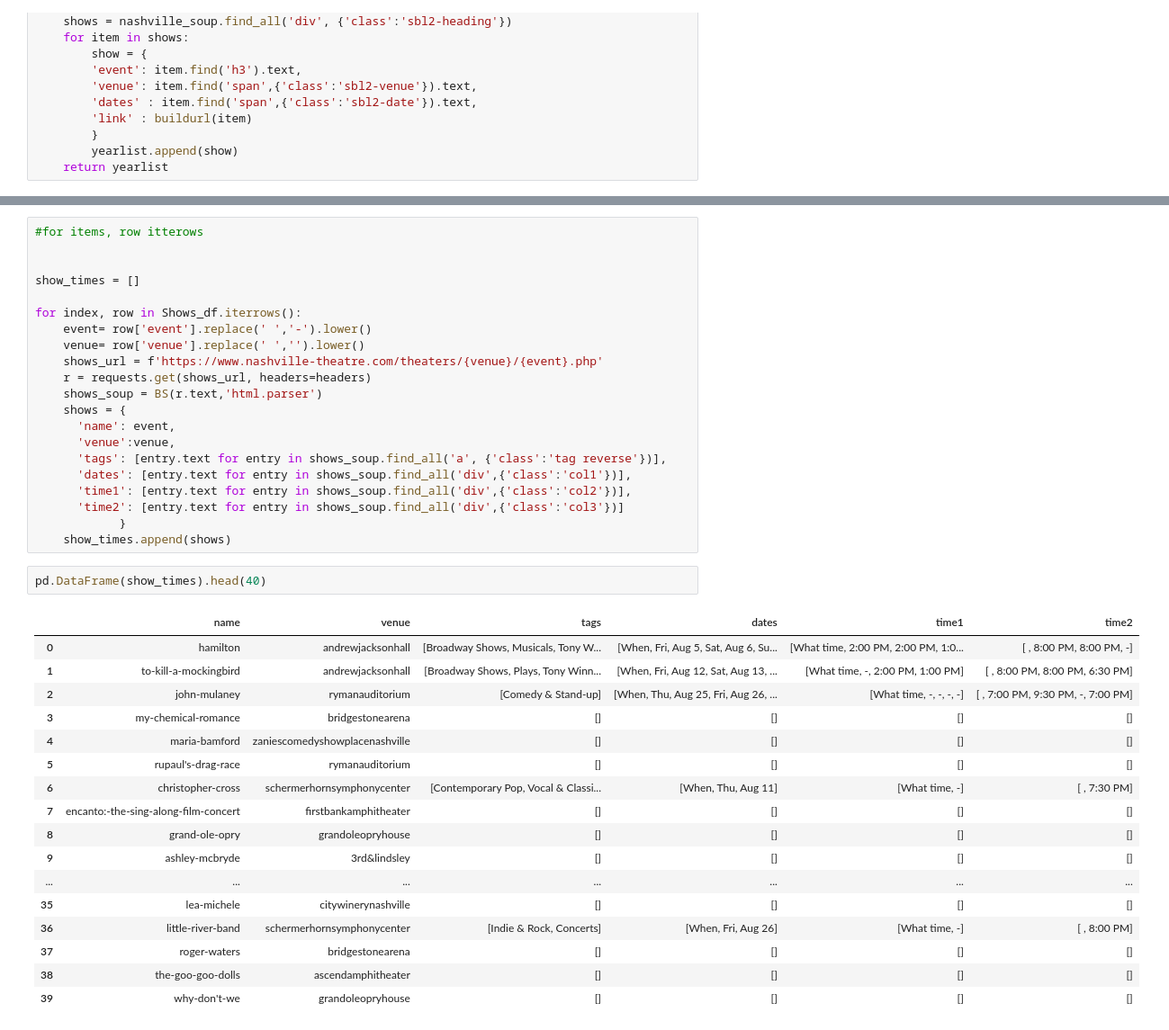
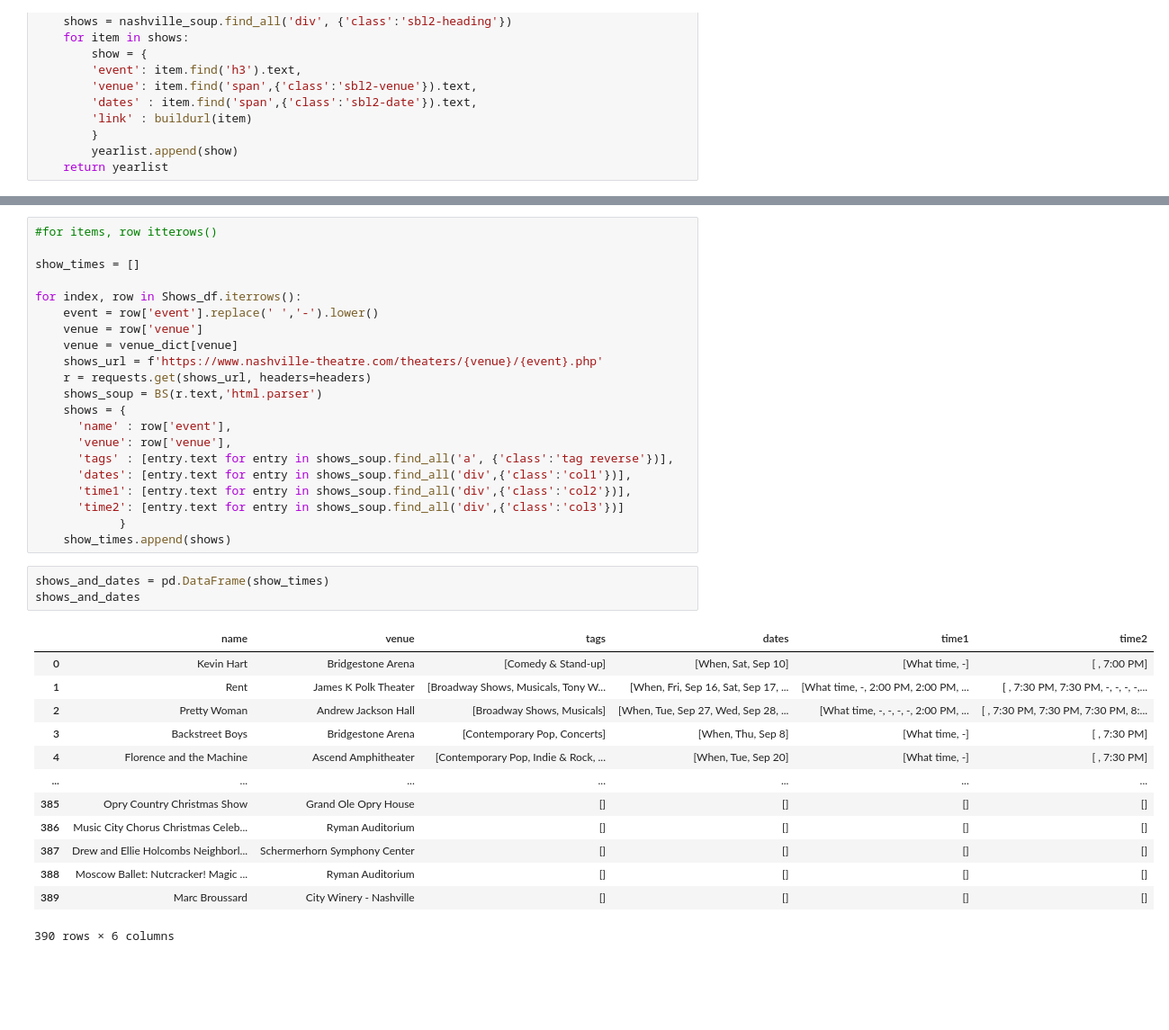
Before and after one commit to michaelcnorman/DDA7-Capstone-Michael, a Jupyter notebook: notebooks/Webscraping events.ipynb, the cells around one changed output, grey strips where cells are left out. Shown at 90% size. Drawn from its saved outputs; the diff is of its cells as text; blank space fills up the shorter version.

Commit message:
added mulitple tables including dates, categories, and a venue list

```diff
--- a/notebooks/Webscraping events.ipynb
+++ b/notebooks/Webscraping events.ipynb
@@ -389,41 +385,38 @@ def getShows(month):
-# %%
-#for items, row itterows
-
-
-show_times = []
-
-for index, row in Shows_df.iterrows():
-    event= row['event'].replace(' ','-').lower()
-    venue= row['venue'].replace(' ','').lower()
-    shows_url = f'https://www.nashville-theatre.com/theaters/{venue}/{event}.php'
-    r = requests.get(shows_url, headers=headers)
-    shows_soup = BS(r.text,'html.parser')
-    shows = {
-      'name': event,
-      'venue':venue,
-      'tags': [entry.text for entry in shows_soup.find_all('a', {'class':'tag reverse'})],
-      'dates': [entry.text for entry in shows_soup.find_all('div',{'class':'col1'})],
-      'time1': [entry.text for entry in shows_soup.find_all('div',{'class':'col2'})],
-      'time2': [entry.text for entry in shows_soup.find_all('div',{'class':'col3'})]
-            }
-    show_times.append(shows)
+# %%
+#for items, row itterows()
+
+show_times = []
+
+for index, row in Shows_df.iterrows():
+    event = row['event'].replace(' ','-').lower()
+    venue = row['venue']
+    venue = venue_dict[venue]
+    shows_url = f'https://www.nashville-theatre.com/theaters/{venue}/{event}.php'
+    r = requests.get(shows_url, headers=headers)
+    shows_soup = BS(r.text,'html.parser')
+    shows = {
+      'name' : row['event'],
+      'venue': row['venue'],
+      'tags' : [entry.text for entry in shows_soup.find_all('a', {'class':'tag reverse'})],
+      'dates': [entry.text for entry in shows_soup.find_all('div',{'class':'col1'})],
+      'time1': [entry.text for entry in shows_soup.find_all('div',{'class':'col2'})],
+      'time2': [entry.text for entry in shows_soup.find_all('div',{'class':'col3'})]
+            }
+    show_times.append(shows)
 # %%
-pd.DataFrame(show_times).head(40)
+shows_and_dates = pd.DataFrame(show_times)
+shows_and_dates
 # %% [output]
 |  | name | venue | tags | dates | time1 | time2 |
-| 0 | hamilton | andrewjacksonhall | [Broadway Shows, Musicals, Tony W... | [When, Fri, Aug 5, Sat, Aug 6, Su... | [What time, 2:00 PM, 2:00 PM, 1:0... | [ , 8:00 PM, 8:00 PM, -] |
-| 1 | to-kill-a-mockingbird | andrewjacksonhall | [Broadway Shows, Plays, Tony Winn... | [When, Fri, Aug 12, Sat, Aug 13, ... | [What time, -, 2:00 PM, 1:00 PM] | [ , 8:00 PM, 8:00 PM, 6:30 PM] |
-| 2 | john-mulaney | rymanauditorium | [Comedy & Stand-up] | [When, Thu, Aug 25, Fri, Aug 26, ... | [What time, -, -, -, -] | [ , 7:00 PM, 9:30 PM, -, 7:00 PM] |
-| 3 | my-chemical-romance | bridgestonearena | [] | [] | [] | [] |
-| 4 | maria-bamford | zaniescomedyshowplacenashville | [] | [] | [] | [] |
-| 5 | rupaul's-drag-race | rymanauditorium | [] | [] | [] | [] |
-| 6 | christopher-cross | schermerhornsymphonycenter | [Contemporary Pop, Vocal & Classi... | [When, Thu, Aug 11] | [What time, -] | [ , 7:30 PM] |
-| 7 | encanto:-the-sing-along-film-concert | firstbankamphitheater | [] | [] | [] | [] |
-| 8 | grand-ole-opry | grandoleopryhouse | [] | [] | [] | [] |
-| 9 | ashley-mcbryde | 3rd&lindsley | [] | [] | [] | [] |
+| 0 | Kevin Hart | Bridgestone Arena | [Comedy & Stand-up] | [When, Sat, Sep 10] | [What time, -] | [ , 7:00 PM] |
+| 1 | Rent | James K Polk Theater | [Broadway Shows, Musicals, Tony W... | [When, Fri, Sep 16, Sat, Sep 17, ... | [What time, -, 2:00 PM, 2:00 PM, ... | [ , 7:30 PM, 7:30 PM, -, -, -, -,... |
+| 2 | Pretty Woman | Andrew Jackson Hall | [Broadway Shows, Musicals] | [When, Tue, Sep 27, Wed, Sep 28, ... | [What time, -, -, -, -, 2:00 PM, ... | [ , 7:30 PM, 7:30 PM, 7:30 PM, 8:... |
+| 3 | Backstreet Boys | Bridgestone Arena | [Contemporary Pop, Concerts] | [When, Thu, Sep 8] | [What time, -] | [ , 7:30 PM] |
+| 4 | Florence and the Machine | Ascend Amphitheater | [Contemporary Pop, Indie & Rock, ... | [When, Tue, Sep 20] | [What time, -] | [ , 7:30 PM] |
 | ... | ... | ... | ... | ... | ... | ... |
-| 35 | lea-michele | citywinerynashville | [] | [] | [] | [] |
-| 36 | little-river-band | schermerhornsymphonycenter | [Indie & Rock, Concerts] | [When, Fri, Aug 26] | [What time, -] | [ , 8:00 PM] |
-| 37 | roger-waters | bridgestonearena | [] | [] | [] | [] |
-| 38 | the-goo-goo-dolls | ascendamphitheater | [] | [] | [] | [] |
-| 39 | why-don't-we | grandoleopryhouse | [] | [] | [] | [] |
+| 385 | Opry Country Christmas Show | Grand Ole Opry House | [] | [] | [] | [] |
+| 386 | Music City Chorus Christmas Celeb... | Ryman Auditorium | [] | [] | [] | [] |
+| 387 | Drew and Ellie Holcombs Neighborl... | Schermerhorn Symphony Center | [] | [] | [] | [] |
+| 388 | Moscow Ballet: Nutcracker! Magic ... | Ryman Auditorium | [] | [] | [] | [] |
+| 389 | Marc Broussard | City Winery - Nashville | [] | [] | [] | [] |
+390 rows × 6 columns
```
Also changed, not shown: parts of 27 cells of this notebook, 1 other file.
